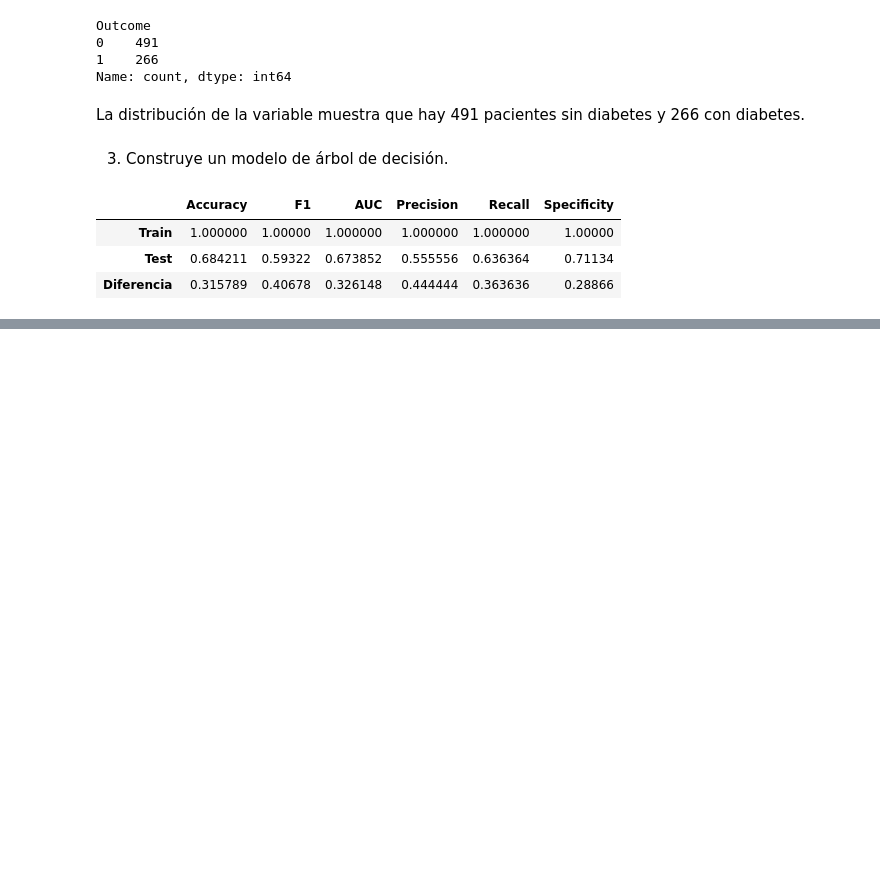
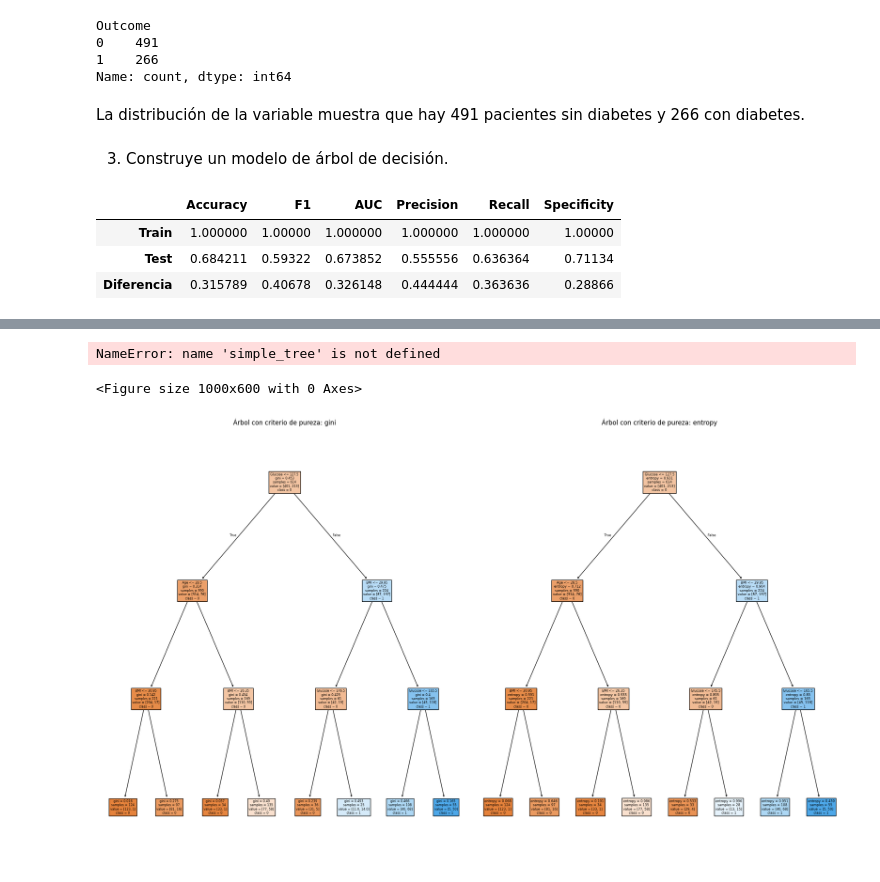
Before and after one commit to 4GeeksAcademy/Proyecto17b_albaebauluz, a Jupyter notebook: src/explore.ipynb, the cells around one changed output, grey strips where cells are left out. Saved outputs shown, nothing was run; the diff lists cells and outputs as text; code cells hidden in the pictures; blank space fills up the shorter version.

```diff
--- a/src/explore.ipynb
+++ b/src/explore.ipynb
@@ -336,0 +371,38 @@ get_metrics(y_train, y_test, y_pred_train_complex, y_pred_test_complex)
+# %%
+plt.figure(figsize=(10,6))
+plot_tree(simple_tree, feature_names=list(X_train.columns), class_names=['0', '1'], filled=True)
+# %% [output]
+NameError: name 'simple_tree' is not defined
+<Figure size 1000x600 with 0 Axes>
+# %%
+# Modifico la función de cálculo de la pureza de los nodos y utilizo todas las disponibles.
+
+# Dividir los datos en conjuntos de entrenamiento y prueba de nuevo.
+X = df.drop('Outcome', axis=1)
+y = df['Outcome']
+
+X_train, X_test, y_train, y_test = train_test_split(X, y, test_size=0.2, random_state=42)
+
+# Creo una figura para los gráficos.
+plt.figure(figsize=(20, 12))
+
+# Lista de criterios.
+criterios = ['gini', 'entropy']
+n_criterios = len(criterios)
+
+# Ajusto y grafico el árbol para cada criterio.
+for i, criterio in enumerate(criterios):
+    plt.subplot(1, n_criterios, i + 1)
+
+    # Creo y ajusto el modelo.
+    tree_model = DecisionTreeClassifier(criterion=criterio, max_depth=3, random_state=42)
+    tree_model.fit(X_train, y_train)
+
+    # Grafico del árbol.
+    plot_tree(tree_model, feature_names=list(X_train.columns), class_names=['0', '1'], filled=True)
+    plt.title(f"Árbol con criterio de pureza: {criterio}")
+
+plt.tight_layout()
+plt.show()
+# %% [output]
+[figure, added]
```
Also changed, not shown: parts of 13 cells of this notebook.
